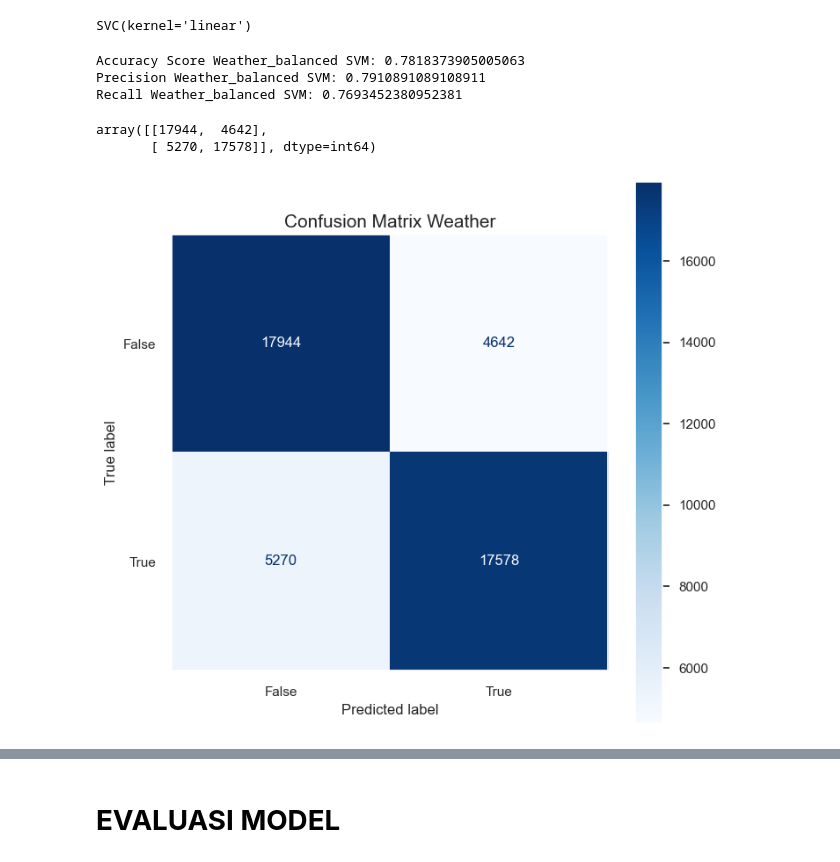
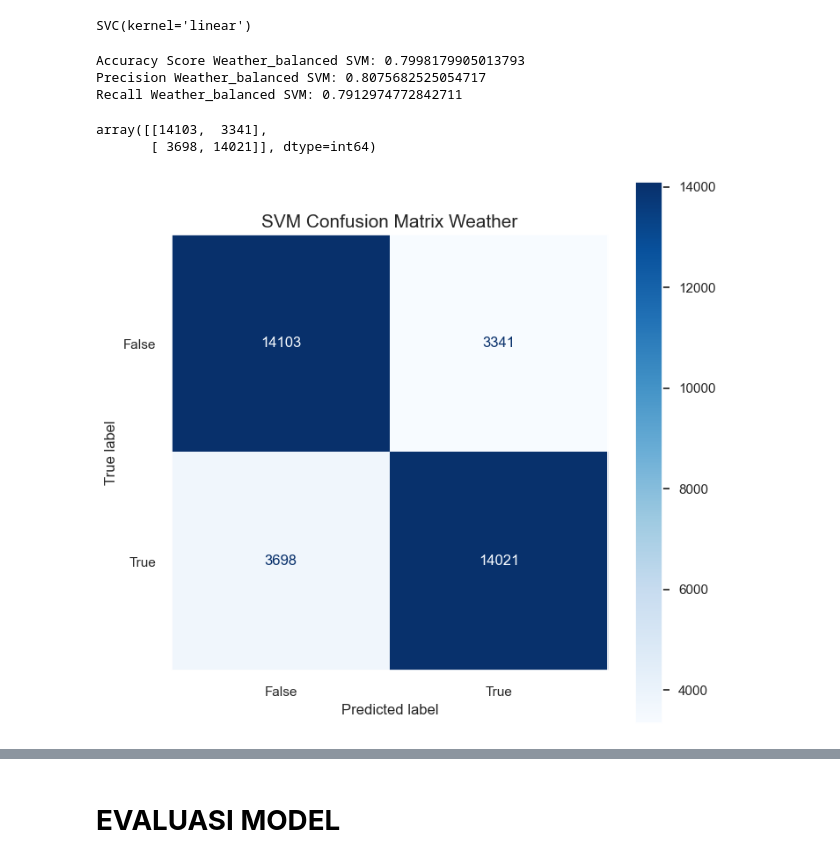
Before and after one commit to laellaida/Final-Projects, a Jupyter notebook: PYTN_KampusMerdeka_fp2_Ida Nur Laela.ipynb, the cells around one changed output, grey strips where cells are left out. Drawn from its saved outputs; the diff is of its cells as text; code cells hidden in the pictures.

```diff
--- a/PYTN_KampusMerdeka_fp2_Ida Nur Laela.ipynb
+++ b/PYTN_KampusMerdeka_fp2_Ida Nur Laela.ipynb
@@ -175,5 +175,6 @@ Analisis
 
 col = ['Sunshine', 'Evaporation', 'Cloud9am', 'Cloud3pm']
 df.drop(col, axis=1, inplace=True)
+df = df.dropna(how='any')
 print(df.shape)
 # %% [output]
@@ -969,25 +966,25 @@ print(f'Accuracy Score Weather_balanced SVM: {metrics.accuracy_score(yWeather_ba
 print(f'Precision Weather_balanced SVM: {metrics.precision_score(yWeather_balanced_test, yWeather_balanced_svm_pred)}')
 print(f'Recall Weather_balanced SVM: {metrics.recall_score(yWeather_balanced_test, yWeather_balanced_svm_pred)}')
 # %% [output]
-Accuracy Score Weather_balanced SVM: 0.7818373905005063
-Precision Weather_balanced SVM: 0.7910891089108911
-Recall Weather_balanced SVM: 0.7693452380952381
+Accuracy Score Weather_balanced SVM: 0.7998179905013793
+Precision Weather_balanced SVM: 0.8075682525054717
+Recall Weather_balanced SVM: 0.7912974772842711
 # %%
 cmatrix = confusion_matrix(yWeather_balanced_test, yWeather_balanced_svm_pred)
 cmatrix
 # %% [output]
-array([[17944,  4642],
-       [ 5270, 17578]], dtype=int64)
+array([[14103,  3341],
+       [ 3698, 14021]], dtype=int64)
 # %%
 fig, ax = plt.subplots(figsize=(8,8))
 cm_display = metrics.ConfusionMatrixDisplay(cmatrix, display_labels = [False, True])
 cm_display.plot(ax=ax, cmap='Blues')
 ax.grid(False)
-ax.set_title('Confusion Matrix Weather', size=15)
+ax.set_title('SVM Confusion Matrix Weather', size=15)
 
 plt.show()
 # %% [output]
-[figure, old version]
+[figure, new version]
 # %%
 print(f'Classification Report:\n{classification_report(yWeather_balanced_test, yWeather_balanced_svm_pred)}')
 # %% [output]
```
Also changed, not shown: parts of 52 cells of this notebook.
